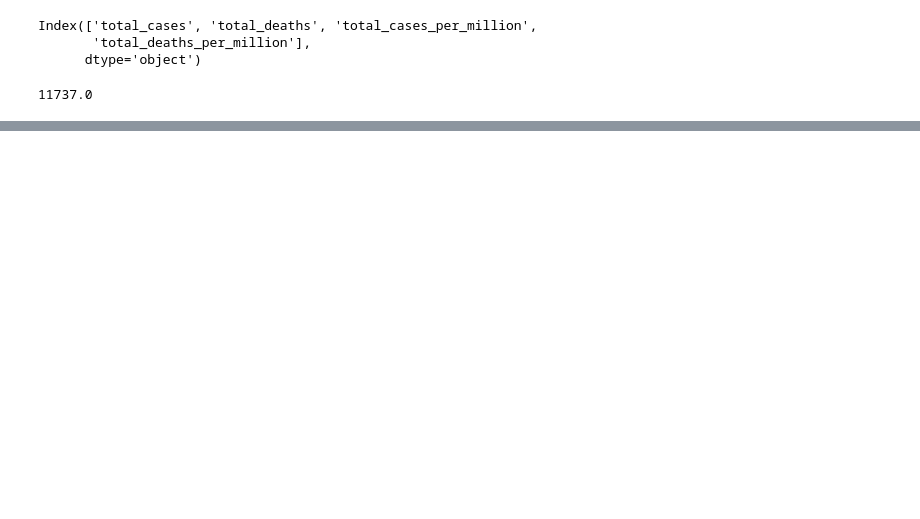
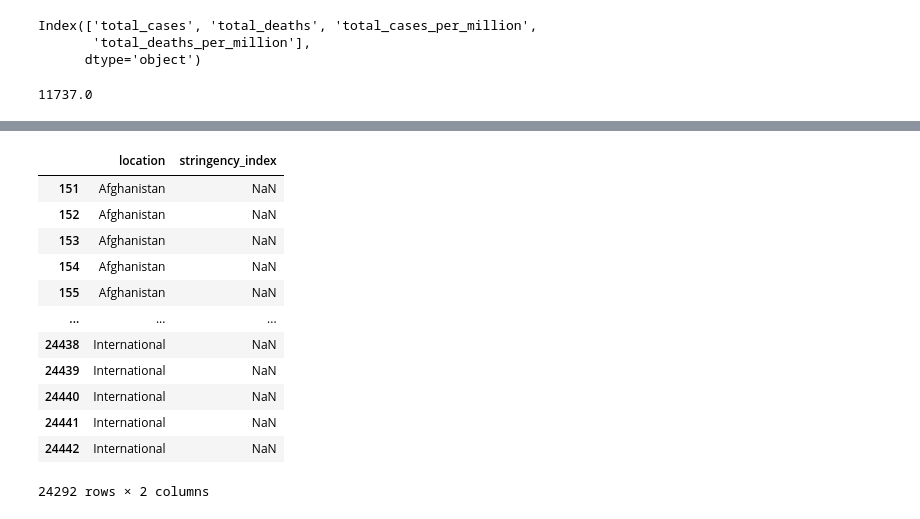
Before and after one commit to anishdass/Doing_covid, a Jupyter notebook: Doing_covid.ipynb, the cells around one changed output, grey strips where cells are left out. Cells and saved outputs as stored; diff of their text form; code cells hidden in the pictures; blank space fills up the shorter version.

```diff
--- a/Doing_covid.ipynb
+++ b/Doing_covid.ipynb
@@ -238,0 +400,16 @@ df[df.location =='International'].total_cases.sum()
+# %%
+df_copy[['location', 'stringency_index']].iloc[151:]
+# %% [output]
+|  | location | stringency_index |
+| 151 | Afghanistan | NaN |
+| 152 | Afghanistan | NaN |
+| 153 | Afghanistan | NaN |
+| 154 | Afghanistan | NaN |
+| 155 | Afghanistan | NaN |
+| ... | ... | ... |
+| 24438 | International | NaN |
+| 24439 | International | NaN |
+| 24440 | International | NaN |
+| 24441 | International | NaN |
+| 24442 | International | NaN |
+24292 rows × 2 columns
```
Also changed, not shown: parts of 29 cells of this notebook.
